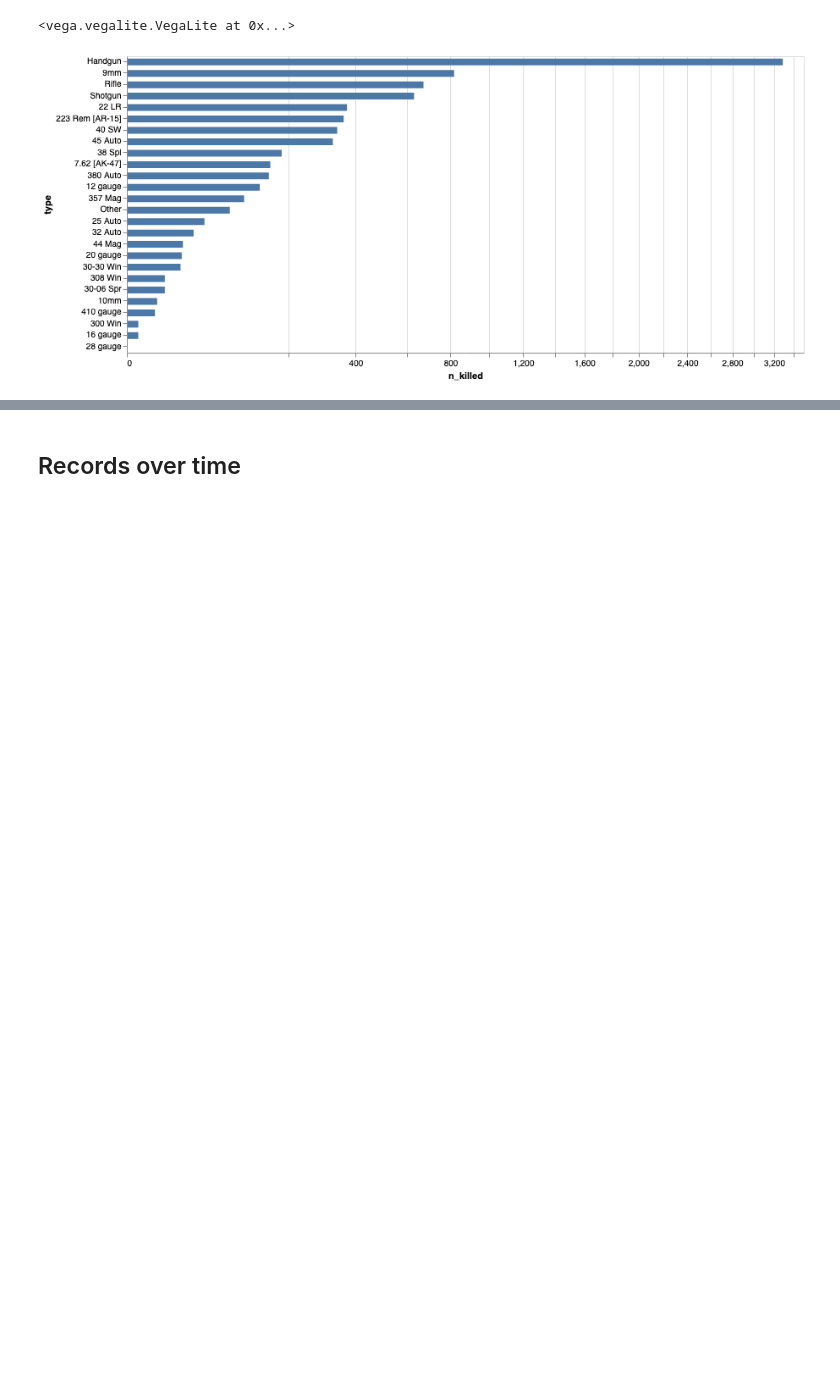
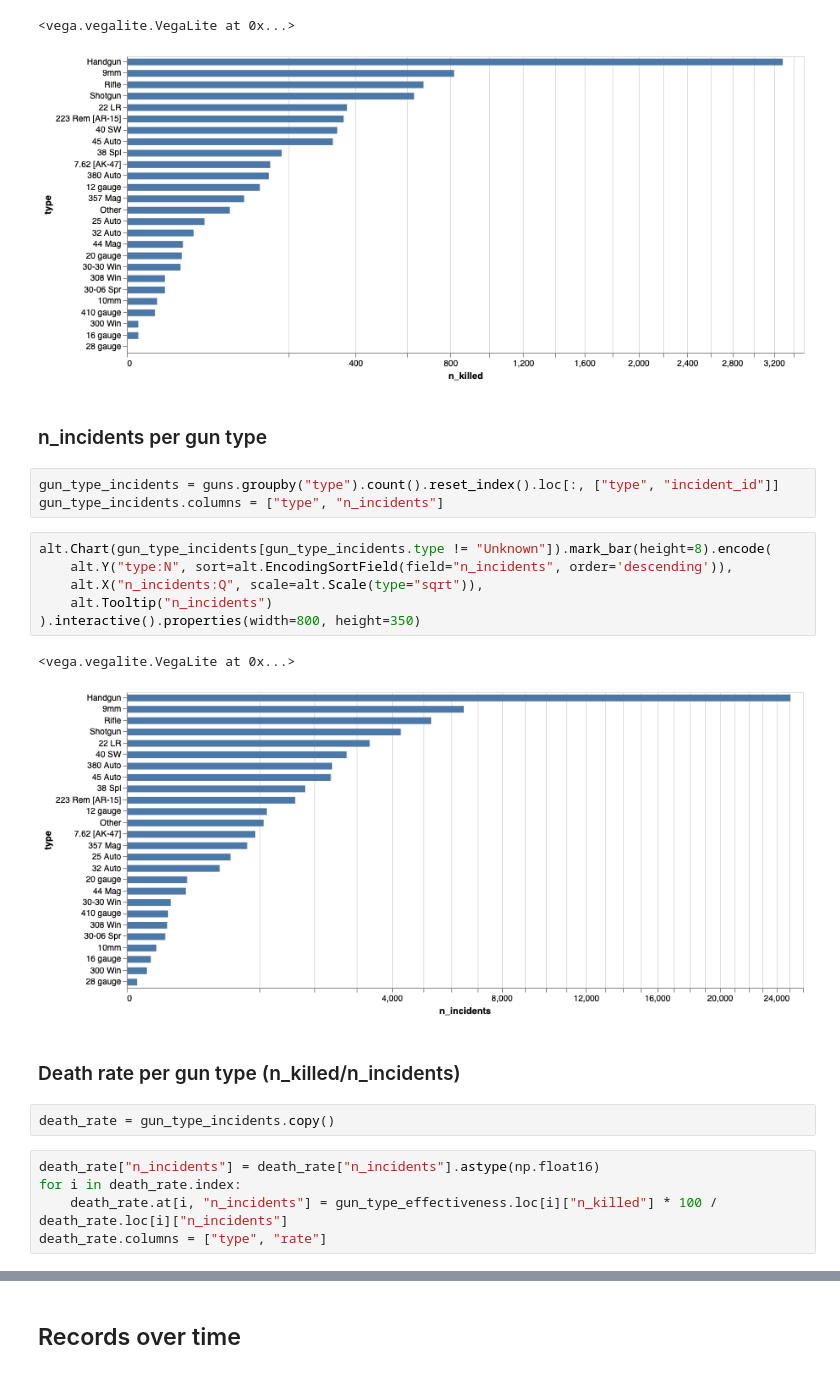
Before and after one commit to mideaconu/gun-violence, a Jupyter notebook: gun-violence.ipynb, the cells around one changed output, grey strips where cells are left out. Drawn from its saved outputs; the diff is of its cells as text; blank space fills up the shorter version.

```diff
--- a/gun-violence.ipynb
+++ b/gun-violence.ipynb
@@ -449,3 +455,26 @@ alt.Chart(gun_type_effectiveness[gun_type_effectiveness.type != "Unknown"]).mark
 # %% [output]
 <vega.vegalite.VegaLite at 0x...>
 [figure]
+# %% [markdown]
+### n_incidents per gun type
+# %%
+gun_type_incidents = guns.groupby("type").count().reset_index().loc[:, ["type", "incident_id"]]
+gun_type_incidents.columns = ["type", "n_incidents"]
+# %%
+alt.Chart(gun_type_incidents[gun_type_incidents.type != "Unknown"]).mark_bar(height=8).encode(
+    alt.Y("type:N", sort=alt.EncodingSortField(field="n_incidents", order='descending')),
+    alt.X("n_incidents:Q", scale=alt.Scale(type="sqrt")),
+    alt.Tooltip("n_incidents")
+).interactive().properties(width=800, height=350)
+# %% [output]
+<vega.vegalite.VegaLite at 0x...>
+[figure, added]
+# %% [markdown]
+### Death rate per gun type (n_killed/n_incidents)
+# %%
+death_rate = gun_type_incidents.copy()
+# %%
+death_rate["n_incidents"] = death_rate["n_incidents"].astype(np.float16)
+for i in death_rate.index:
+    death_rate.at[i, "n_incidents"] = gun_type_effectiveness.loc[i]["n_killed"] * 100 / death_rate.loc[i]["n_incidents"]
+death_rate.columns = ["type", "rate"]
```
Also changed, not shown: parts of 15 cells of this notebook.
